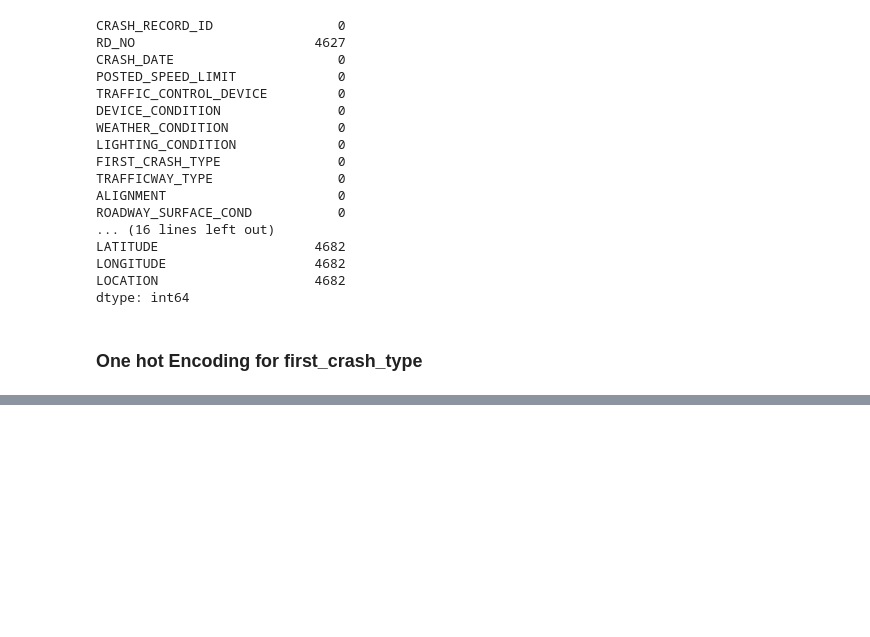
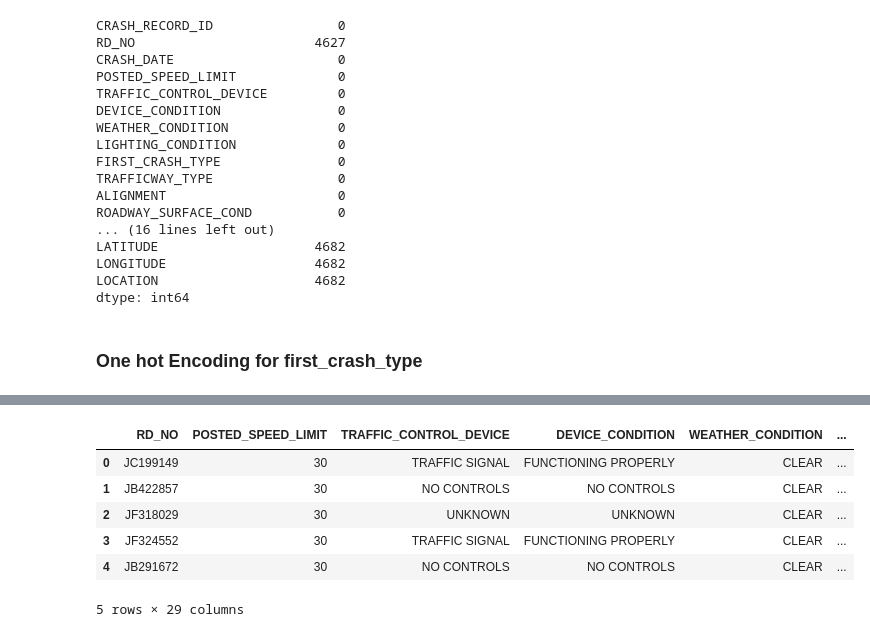
Before and after one commit to Edna722/ML-Projcet, a Jupyter notebook: Chicago notebook.ipynb, the cells around one changed output, grey strips where cells are left out. Saved outputs shown, nothing was run; the diff lists cells and outputs as text; code cells hidden in the pictures; blank space fills up the shorter version.

```diff
--- a/Chicago notebook.ipynb
+++ b/Chicago notebook.ipynb
@@ -273,0 +470,35 @@ categorical_columns
+# %%
+# Define the mapping dictionary
+mapping_dict = {
+    'Driver Inattention/Distraction': 'Inattention/Distraction',
+    'Failure to Yield Right-of-Way': 'Failure to Yield',
+    'Other': 'Other',
+    # Add more mappings as needed
+}
+
+# Apply the mapping
+modified_data['Contributory_Cause_Bins'] = modified_data['PRIM_CONTRIBUTORY_CAUSE'].map(mapping_dict)
+# %%
+modified_data['PRIM_CONTRIBUTORY_CAUSE'] = pd.to_numeric(modified_data['PRIM_CONTRIBUTORY_CAUSE'], errors='coerce')
+bins = [0, 3, 6, 9, 12]
+labels = ['Low', 'Medium', 'High', 'Very High']
+modified_data['Contributory_Cause_Bins'] = pd.cut(modified_data['PRIM_CONTRIBUTORY_CAUSE'], bins=bins, labels=labels)
+# %%
+# Define the bins
+bins = [0, 3, 6, 9, 12]  # Example bins, adjust them according to your needs
+
+# Create the bin labels
+labels = ['Low', 'Medium', 'High', 'Very High']  # Example labels, adjust them according to your needs
+
+# Apply binning to the column
+modified_data['Contributory_Cause_Bins'] = pd.cut(modified_data['PRIM_CONTRIBUTORY_CAUSE'], bins=bins, labels=labels)
+
+modified_data.head()
+# %% [output]
+|  | RD_NO | POSTED_SPEED_LIMIT | TRAFFIC_CONTROL_DEVICE | DEVICE_CONDITION | WEATHER_CONDITION | ... |
+| 0 | JC199149 | 30 | TRAFFIC SIGNAL | FUNCTIONING PROPERLY | CLEAR | ... |
+| 1 | JB422857 | 30 | NO CONTROLS | NO CONTROLS | CLEAR | ... |
+| 2 | JF318029 | 30 | UNKNOWN | UNKNOWN | CLEAR | ... |
+| 3 | JF324552 | 30 | TRAFFIC SIGNAL | FUNCTIONING PROPERLY | CLEAR | ... |
+| 4 | JB291672 | 30 | NO CONTROLS | NO CONTROLS | CLEAR | ... |
+5 rows × 29 columns
```
Also changed, not shown: parts of 17 cells of this notebook, 1 other file.
